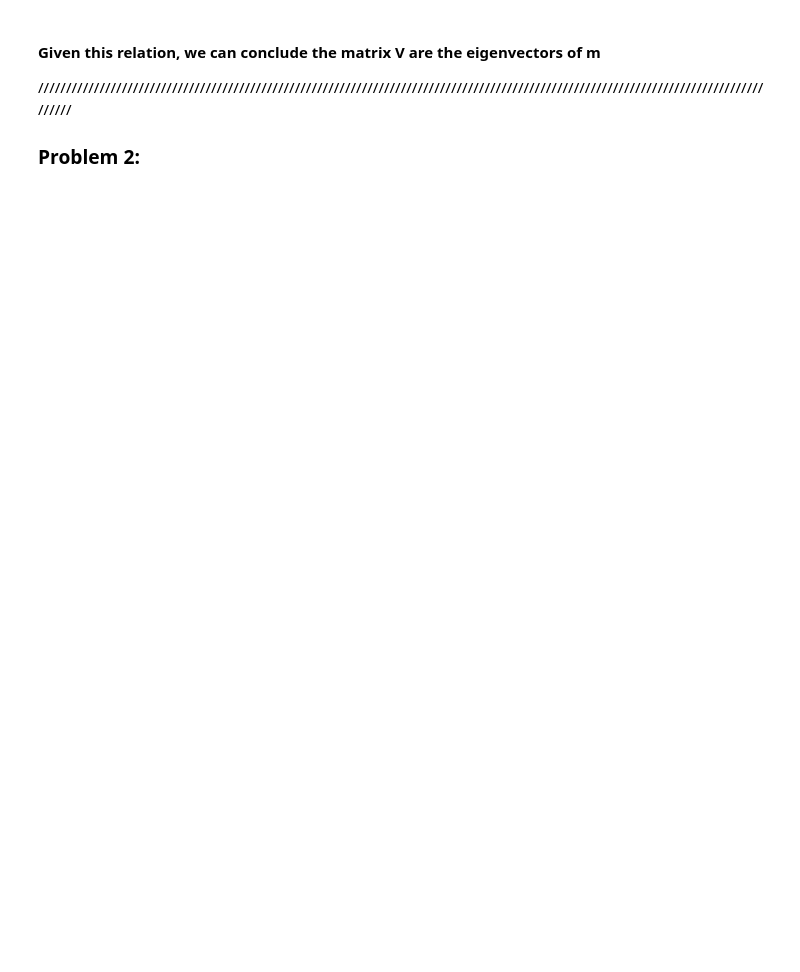
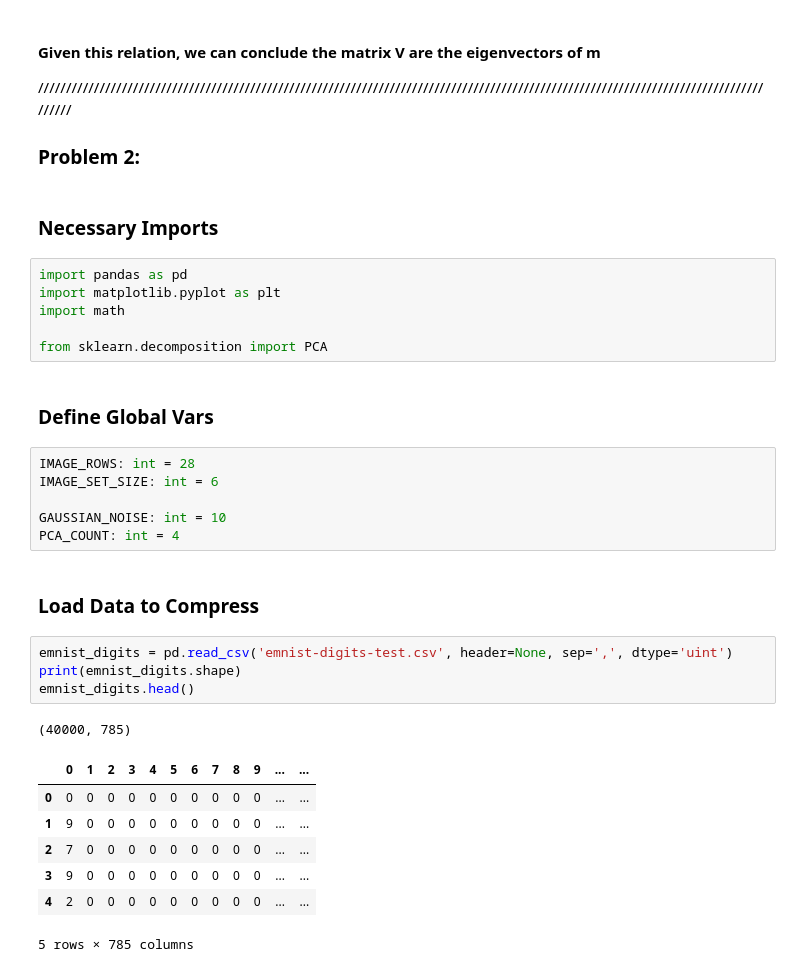
Before and after one commit to codycosta/ENGR201, a Jupyter notebook: linear-algebra-hw7.ipynb, the cells around one changed output. Saved outputs shown, nothing was run; the diff lists cells and outputs as text; blank space fills up the shorter version.

```diff
--- a/linear-algebra-hw7.ipynb
+++ b/linear-algebra-hw7.ipynb
@@ -150,3 +150,34 @@ print(res1, '\n\n', res2)
 
 
 ### Problem 2:
+# %% [markdown]
+### Necessary Imports
+# %%
+import pandas as pd
+import matplotlib.pyplot as plt
+import math
+
+from sklearn.decomposition import PCA
+# %% [markdown]
+### Define Global Vars
+# %%
+IMAGE_ROWS: int = 28
+IMAGE_SET_SIZE: int = 6
+
+GAUSSIAN_NOISE: int = 10
+PCA_COUNT: int = 4
+# %% [markdown]
+### Load Data to Compress
+# %%
+emnist_digits = pd.read_csv('emnist-digits-test.csv', header=None, sep=',', dtype='uint')
+print(emnist_digits.shape)
+emnist_digits.head()
+# %% [output]
+(40000, 785)
+|  | 0 | 1 | 2 | 3 | 4 | 5 | 6 | 7 | 8 | 9 | ... | ... |
+| 0 | 0 | 0 | 0 | 0 | 0 | 0 | 0 | 0 | 0 | 0 | ... | ... |
+| 1 | 9 | 0 | 0 | 0 | 0 | 0 | 0 | 0 | 0 | 0 | ... | ... |
+| 2 | 7 | 0 | 0 | 0 | 0 | 0 | 0 | 0 | 0 | 0 | ... | ... |
+| 3 | 9 | 0 | 0 | 0 | 0 | 0 | 0 | 0 | 0 | 0 | ... | ... |
+| 4 | 2 | 0 | 0 | 0 | 0 | 0 | 0 | 0 | 0 | 0 | ... | ... |
+5 rows × 785 columns
```
Also changed, not shown: parts of 21 cells of this notebook, 1 other file.
